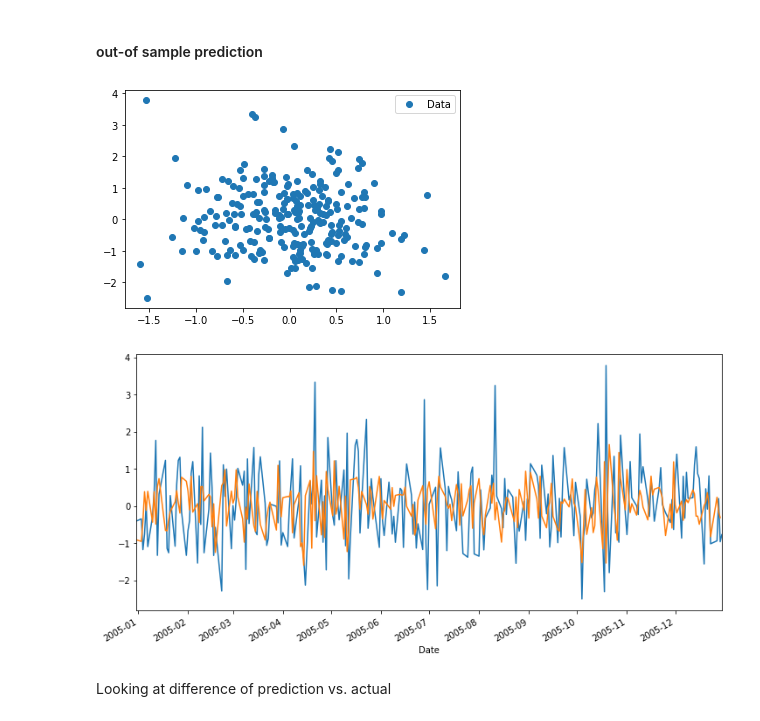
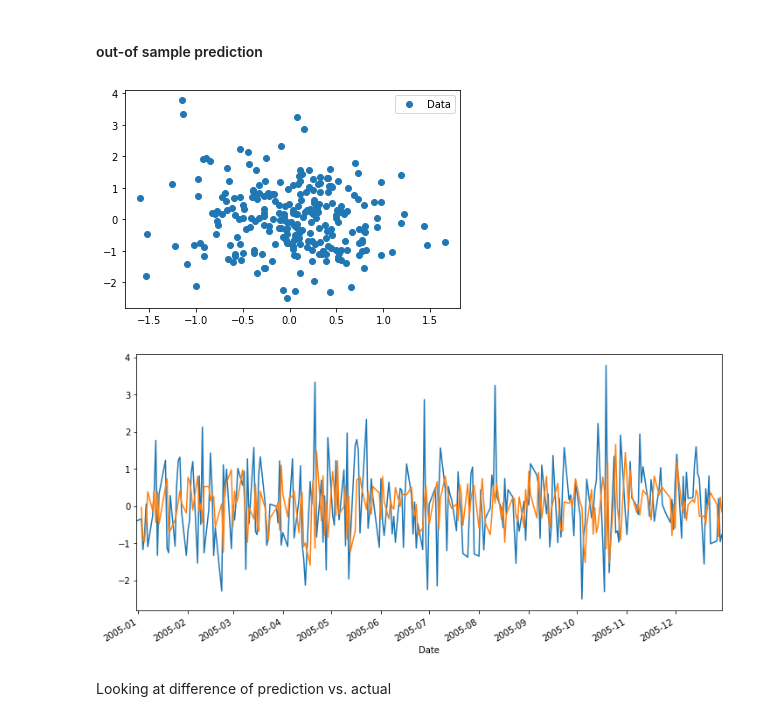
Before and after one commit to TJConnellyContingentMacro/TimeSeriesAnalysis, a Jupyter notebook: FamaFrenchModel.ipynb, the cells around one changed output. Drawn from its saved outputs; the diff is of its cells as text; code cells hidden in the pictures.

```diff
--- a/FamaFrenchModel.ipynb
+++ b/FamaFrenchModel.ipynb
@@ -187,17 +187,17 @@ ypred = UTX_train_model.predict(testX)
 #### out-of sample prediction
 # %%
 fig, ax = plt.subplots()
-ax.plot(ypred.shift(-1), testy, 'o', label="Data")
+ax.plot(ypred.shift(1), testy, 'o', label="Data")
 #ax.plot(x1, y_true, 'b-', label="True")
 #ax.plot(np.hstack((x1, x1n)), np.hstack((ypred, ynewpred)), 'r', label="OLS prediction")
 ax.legend(loc="best");
 # %% [output]
-[figure, old version]
+[figure, new version]
 # %%
 testy.plot()
-ypred.shift(-1).plot(figsize=(12,6));
+ypred.shift(1).plot(figsize=(12,6));
 # %% [output]
-[figure, old version]
+[figure, new version]
 # %% [markdown]
 Looking at difference of prediction vs. actual
 # %%
```
Also changed, not shown: parts of 7 cells of this notebook.
